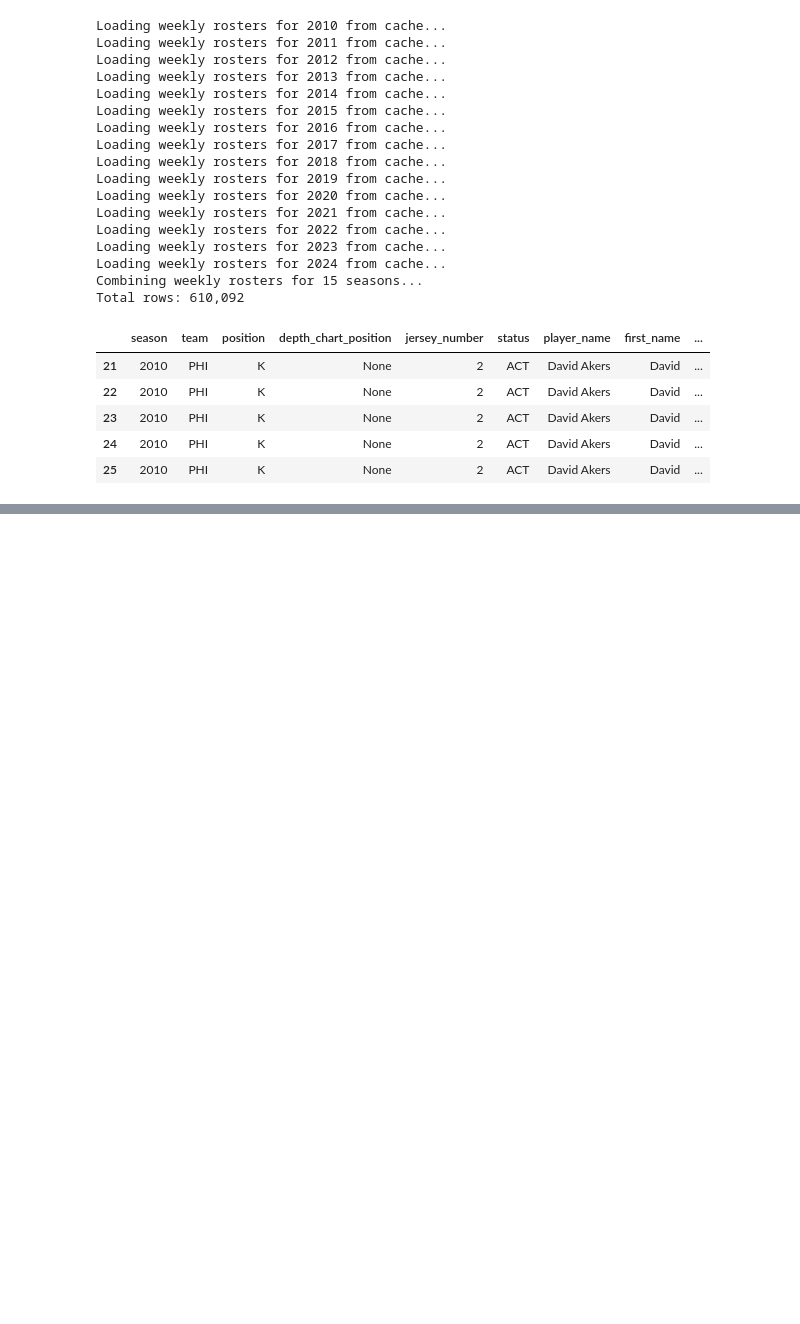
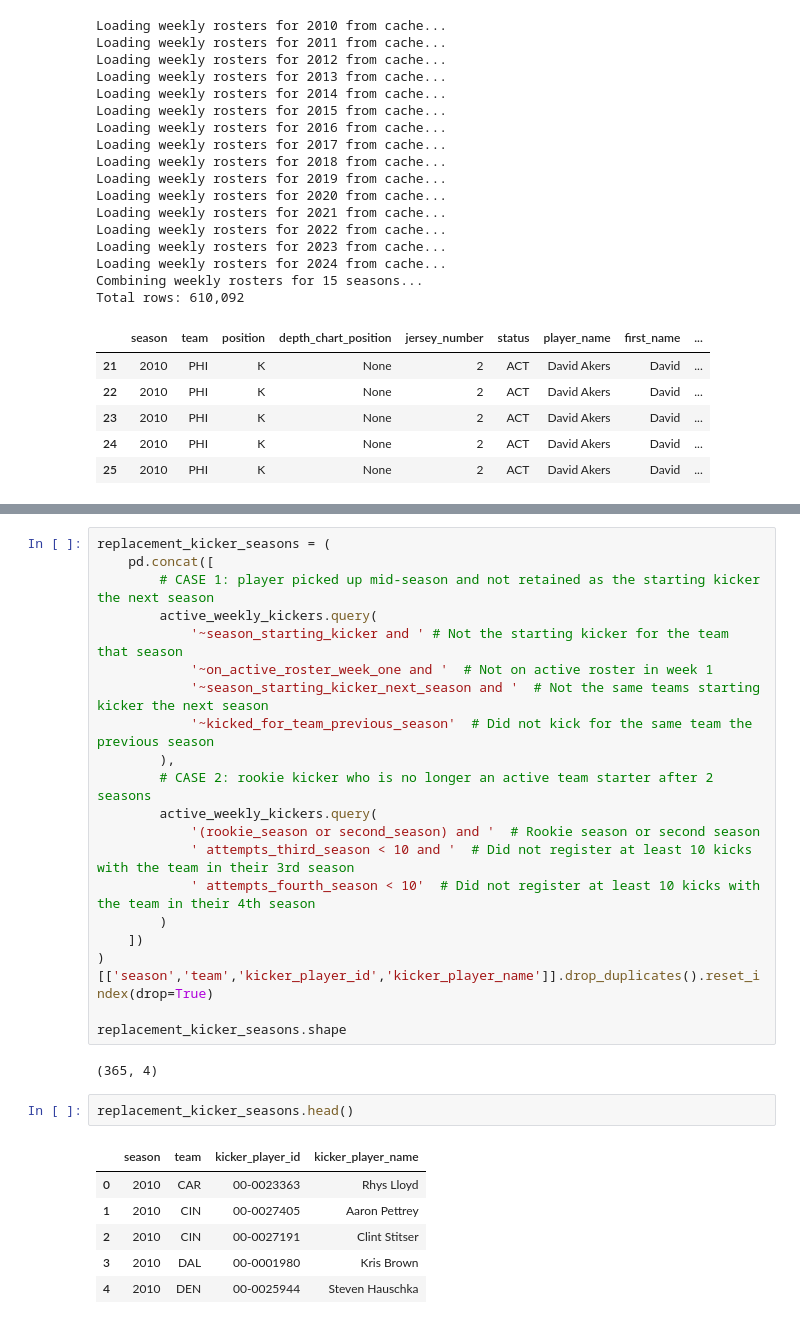
Before and after one commit to lneuendorf/nfl-field-goal-model, a Jupyter notebook: process/5_analysis.ipynb, the cells around one changed output, grey strips where cells are left out. Cells and saved outputs as stored; diff of their text form; blank space fills up the shorter version.

```diff
--- a/process/5_analysis.ipynb
+++ b/process/5_analysis.ipynb
@@ -177,0 +387,31 @@ weekly_rosters.query('season==2024 and team=="GB"').sort_values(['player_name',
+# %%
+replacement_kicker_seasons = (
+    pd.concat([
+        # CASE 1: player picked up mid-season and not retained as the starting kicker the next season
+        active_weekly_kickers.query(
+            '~season_starting_kicker and ' # Not the starting kicker for the team that season
+            '~on_active_roster_week_one and '  # Not on active roster in week 1
+            '~season_starting_kicker_next_season and '  # Not the same teams starting kicker the next season
+            '~kicked_for_team_previous_season'  # Did not kick for the same team the previous season
+        ),
+        # CASE 2: rookie kicker who is no longer an active team starter after 2 seasons
+        active_weekly_kickers.query(
+            '(rookie_season or second_season) and '  # Rookie season or second season
+            ' attempts_third_season < 10 and '  # Did not register at least 10 kicks with the team in their 3rd season
+            ' attempts_fourth_season < 10'  # Did not register at least 10 kicks with the team in their 4th season
+        )
+    ])
+)[['season','team','kicker_player_id','kicker_player_name']].drop_duplicates().reset_index(drop=True)
+
+replacement_kicker_seasons.shape
+# %% [output]
+(365, 4)
+# %%
+replacement_kicker_seasons.head()
+# %% [output]
+|  | season | team | kicker_player_id | kicker_player_name |
+| 0 | 2010 | CAR | 00-0023363 | Rhys Lloyd |
+| 1 | 2010 | CIN | 00-0027405 | Aaron Pettrey |
+| 2 | 2010 | CIN | 00-0027191 | Clint Stitser |
+| 3 | 2010 | DAL | 00-0001980 | Kris Brown |
+| 4 | 2010 | DEN | 00-0025944 | Steven Hauschka |
```
Also changed, not shown: parts of 28 cells of this notebook, 1 other file.
